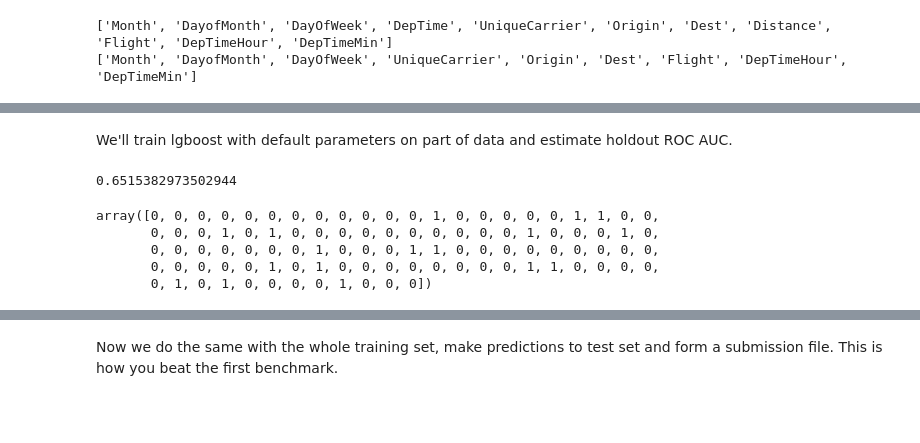
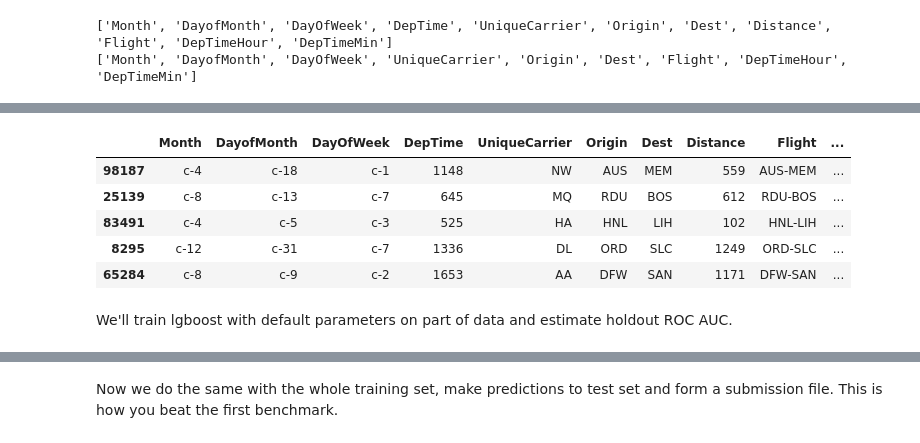
Before and after one commit to roundEgg/mlcourse.ai, a Jupyter notebook: jupyter_english/assignments_fall2018/assignment10_flight_delays_kaggle_lgb.ipynb, the cells around one changed output, grey strips where cells are left out. Drawn from its saved outputs; the diff is of its cells as text; code cells hidden in the pictures; blank space fills up the shorter version.

```diff
--- a/jupyter_english/assignments_fall2018/assignment10_flight_delays_kaggle_lgb.ipynb
+++ b/jupyter_english/assignments_fall2018/assignment10_flight_delays_kaggle_lgb.ipynb
@@ -153,23 +153,22 @@ memory usage: 4.0 MB
 X_train_part, X_valid, y_train_part, y_valid = \
     train_test_split(X_train, y_train,
                      test_size=0.3, random_state=17)
+# %%
+X_train_part.head()
+# %% [output]
+|  | Month | DayofMonth | DayOfWeek | DepTime | UniqueCarrier | Origin | Dest | Distance | Flight | ... |
+| 98187 | c-4 | c-18 | c-1 | 1148 | NW | AUS | MEM | 559 | AUS-MEM | ... |
+| 25139 | c-8 | c-13 | c-7 | 645 | MQ | RDU | BOS | 612 | RDU-BOS | ... |
+| 83491 | c-4 | c-5 | c-3 | 525 | HA | HNL | LIH | 102 | HNL-LIH | ... |
+| 8295 | c-12 | c-31 | c-7 | 1336 | DL | ORD | SLC | 1249 | ORD-SLC | ... |
+| 65284 | c-8 | c-9 | c-2 | 1653 | AA | DFW | SAN | 1171 | DFW-SAN | ... |
 # %% [markdown]
 We'll train lgboost with default parameters on part of data and estimate holdout ROC AUC.
 # %%
 lgb_model = LGBMClassifier(random_state=17,class_weight='balanced',max_depth=3,min_child_weight = 1,reg_lambda = 1)
 #50,num_leaves=900, ,objective='binary',metric = 'auc',
-lgb_model.fit(X_train_part, y_train_part,
-              feature_name = cols)#, categorical_feature = cat_cols
-lgb_valid_pred = lgb_model.predict(X_valid)
+# lgb_model.fit(X_train_part, y_train_part,
+#               feature_name = cols, categorical_feature = cat_cols)#
+# lgb_valid_pred = lgb_model.predict(X_valid)
 
-roc_auc_score(y_valid, lgb_valid_pred)
+# roc_auc_score(y_valid, lgb_valid_pred)
-# %% [output]
-0.6515382973502944
-# %%
-y_train_part[0:100]
-# %% [output]
-array([0, 0, 0, 0, 0, 0, 0, 0, 0, 0, 0, 0, 1, 0, 0, 0, 0, 0, 1, 1, 0, 0,
-       0, 0, 0, 1, 0, 1, 0, 0, 0, 0, 0, 0, 0, 0, 0, 0, 1, 0, 0, 0, 1, 0,
-       0, 0, 0, 0, 0, 0, 0, 1, 0, 0, 0, 1, 1, 0, 0, 0, 0, 0, 0, 0, 0, 0,
-       0, 0, 0, 0, 0, 1, 0, 1, 0, 0, 0, 0, 0, 0, 0, 0, 1, 1, 0, 0, 0, 0,
-       0, 1, 0, 1, 0, 0, 0, 0, 1, 0, 0, 0])
```
Also changed, not shown: parts of 6 cells of this notebook.
